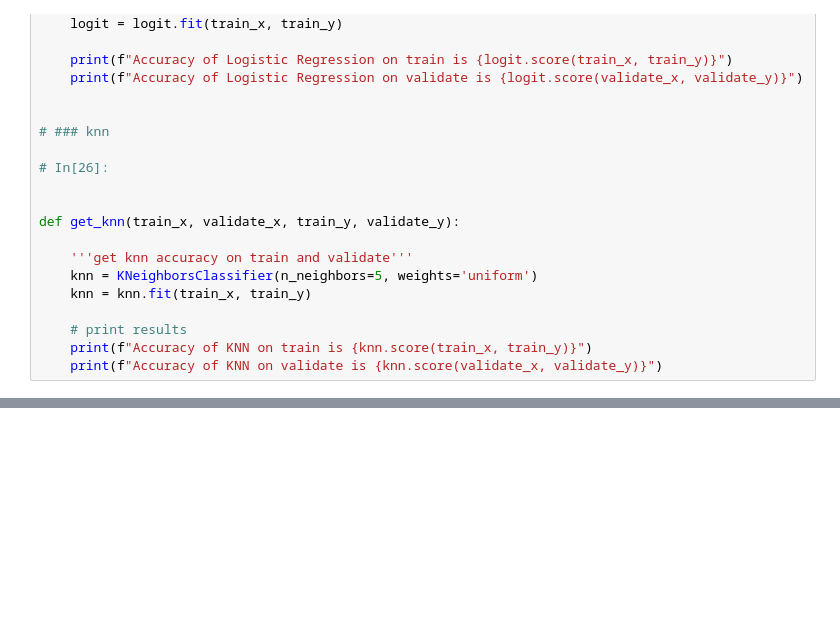
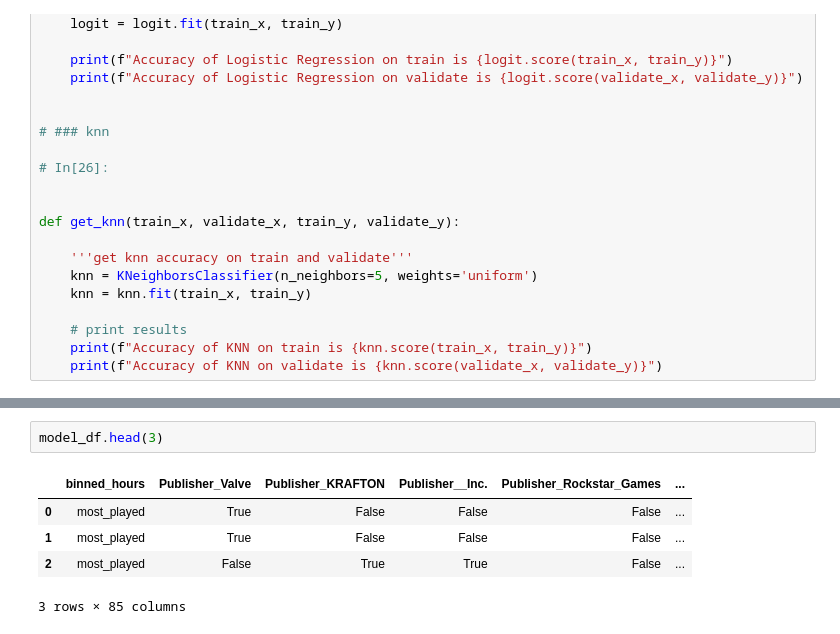
Before and after one commit to Estimating-steam-hours/Steam-Hours-Capstone, a Jupyter notebook: Michael/michael_clean&explore_notebook.ipynb, the cells around one changed output, grey strips where cells are left out. Drawn from its saved outputs; the diff is of its cells as text; blank space fills up the shorter version.

```diff
--- a/Michael/michael_clean&explore_notebook.ipynb
+++ b/Michael/michael_clean&explore_notebook.ipynb
@@ -186,0 +191,8 @@ def get_knn(train_x, validate_x, train_y, validate_y):
+# %%
+model_df.head(3)
+# %% [output]
+|  | binned_hours | Publisher_Valve | Publisher_KRAFTON | Publisher__Inc. | Publisher_Rockstar_Games | ... |
+| 0 | most_played | True | False | False | False | ... |
+| 1 | most_played | True | False | False | False | ... |
+| 2 | most_played | False | True | True | False | ... |
+3 rows × 85 columns
```
Also changed, not shown: parts of 9 cells of this notebook, 2 other files.
